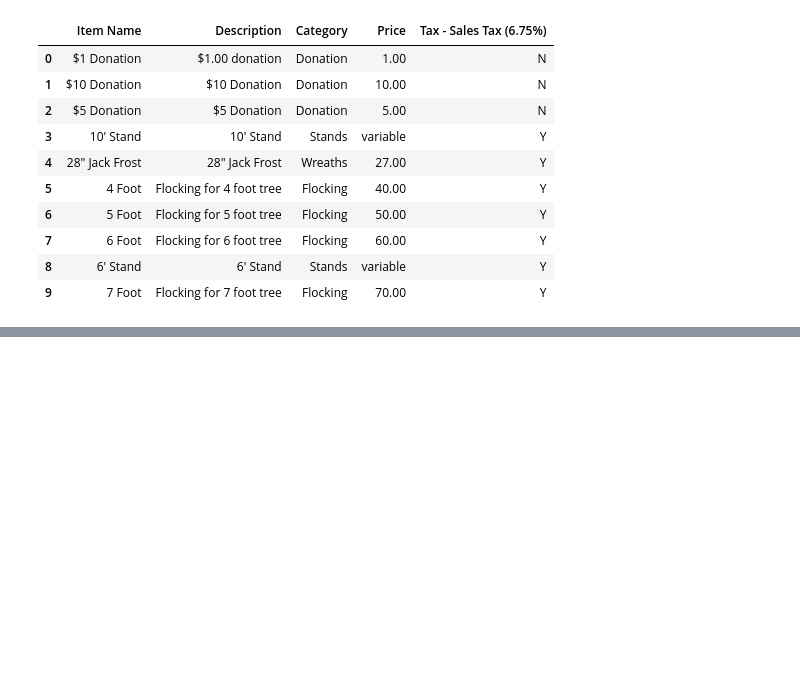
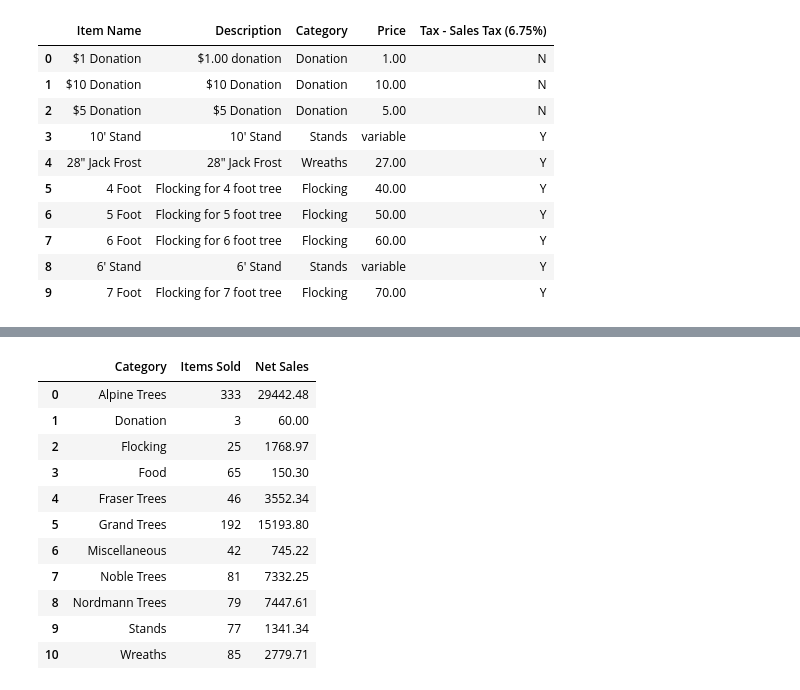
Before and after one commit to mitchcrawler/6018_Term_Project, a Jupyter notebook: GreenRidge_Christmas_Trees.ipynb, the cells around one changed output, grey strips where cells are left out. Cells and saved outputs as stored; diff of their text form; code cells hidden in the pictures; blank space fills up the shorter version.

```diff
--- a/GreenRidge_Christmas_Trees.ipynb
+++ b/GreenRidge_Christmas_Trees.ipynb
@@ -171,0 +216,19 @@ Inventory_catalog.head(10)
+# %%
+import pandas as pd
+Category_Sales_2017 = pd.read_csv(
+        "Category Sales 2017 Season.csv", header = 0, usecols = ["Category", "Items Sold", \
+                                                              "Net Sales"])
+Category_Sales_2017.head(15)
+# %% [output]
+|  | Category | Items Sold | Net Sales |
+| 0 | Alpine Trees | 333 | 29442.48 |
+| 1 | Donation | 3 | 60.00 |
+| 2 | Flocking | 25 | 1768.97 |
+| 3 | Food | 65 | 150.30 |
+| 4 | Fraser Trees | 46 | 3552.34 |
+| 5 | Grand Trees | 192 | 15193.80 |
+| 6 | Miscellaneous | 42 | 745.22 |
+| 7 | Noble Trees | 81 | 7332.25 |
+| 8 | Nordmann Trees | 79 | 7447.61 |
+| 9 | Stands | 77 | 1341.34 |
+| 10 | Wreaths | 85 | 2779.71 |
```
Also changed, not shown: parts of 12 cells of this notebook, 3 other files.
